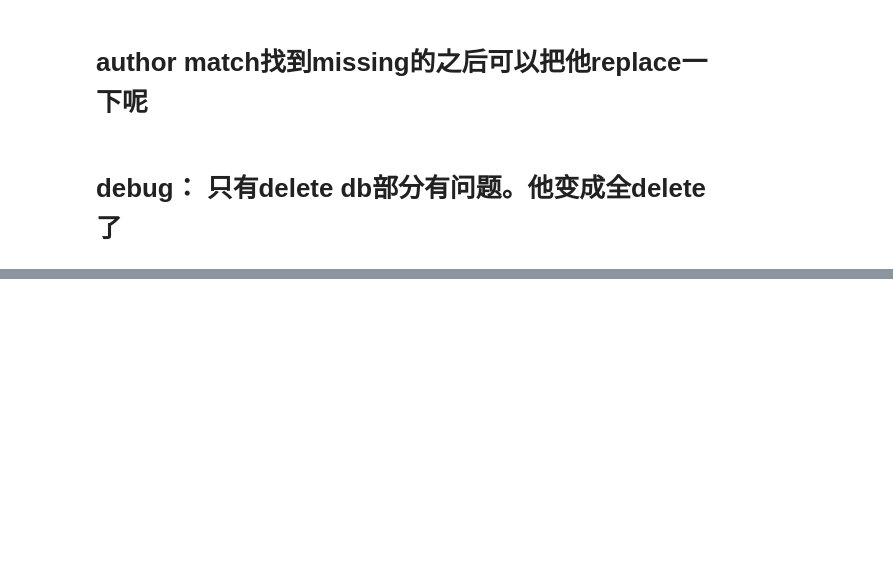
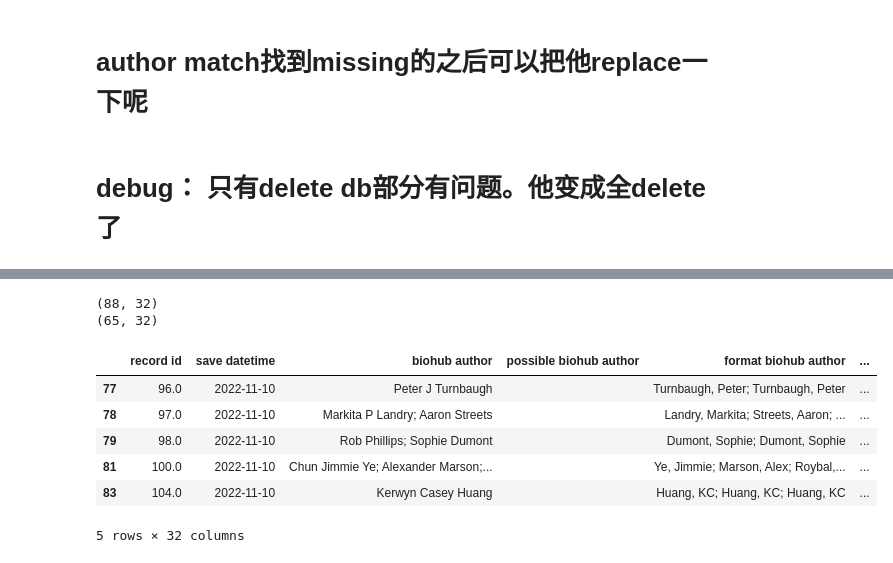
Before and after one commit to hydai99/Pub-Collection-Web, a Jupyter notebook: only for test2.ipynb, the cells around one changed output, grey strips where cells are left out. Cells and saved outputs as stored; diff of their text form; code cells hidden in the pictures; blank space fills up the shorter version.

```diff
--- a/only for test2.ipynb
+++ b/only for test2.ipynb
@@ -1458,0 +1444,5 @@ filter_author=author['MatchName'].str.replace(',','').to_list()
+# %%
+df.fillna('', inplace=True)
+p3[p3['Qualifying articles as corresponding author with preprints'].notna()]
+#
+#df.loc[ (df['corresponding author']!='') & ( df['possible match result']!='' ),:]
@@ -1458,0 +1474,11 @@ filter_author=author['MatchName'].str.replace(',','').to_list()
+# %%
+for ind,i in enumerate(df['corresponding author']):
+        if i == '':
+            continue
+        i_list=i.split(';')
+        res=[]
+        for j in i_list:
+            old_name,new_name,prob=af.authormatch(j)
+            res.append(new_name)
+        df.loc[ind,'corresponding author'] = '; '.join(m for m in res)
+    df.fillna('', inplace=True)
@@ -1458,0 +1489,62 @@ filter_author=author['MatchName'].str.replace(',','').to_list()
+# %%
+import importlib
+import all_function as af #import the module here, so that it can be reloaded.
+importlib.reload(af)
+
+biohub_staff_author=author[author['Campus (simple)'] == 'Biohub']['MatchName'].str.replace(',','').to_list()
+
+# 2. Choose publication & prerpint within specific time period
+df = pd.read_csv('database/basedb.csv', encoding='utf-8-sig')
+
+df['epost date'] = pd.to_datetime(df['epost date'])
+condition = (df['epost date'] >= start) & (df['epost date'] <= end)
+df=df.loc[condition]
+df=df.fillna('').reset_index(drop=True)
+
+# format 'corresponding author' column and replace original
+for ind,i in enumerate(df['corresponding author']):
+    if i == '':
+        continue
+    i_list=i.split(';')
+    res=[]
+    for j in i_list:
+        old_name,new_name,prob=af.authormatch(j)
+        res.append(new_name)
+    df.loc[ind,'corresponding author'] = '; '.join(m for m in res)
+df.fillna('', inplace=True)
+#print(df['corresponding author'])
+
+#df['b_au']=df[['biohub author','possible biohub author','format biohub author']].agg('; '.join, axis=1)#.str.replace('; ; ; ','; ').str.replace('; ; ','; ').str.strip('; ')
+#df['b_au']=df[['possible biohub author','possible biohub author','format biohub author']].agg('; '.join, axis=1)
+df['b_au']=df['format biohub author']
+
+print(df.shape)
+#display(df.tail(5))
+
+ind_list=[]
+biohub_staff_ind=[]
+for ind,i in enumerate(df['b_au']):
+    i='; '.join(set([j.strip() for j in i.split(';') if j]))
+    #print(ind,i)
+    df.loc[ind,'b_au']=i
+    for j in i.split(';'):
+        if j.strip(' ').replace(', ',' ') in fauthor_list:  # only return people who is in filter list
+            # Problem: if there are some author not in 'biohub author.xlsx', it will not show their publication
+            ind_list.append(ind)
+        if j.strip(' ').replace(', ',' ') in biohub_staff_author:
+            biohub_staff_ind.append(ind)
+
+df=df.iloc[list(set(ind_list)),:]
+
+print(df.shape)
+display(df.tail(5))
+# %% [output]
+(88, 32)
+(65, 32)
+|  | record id | save datetime | biohub author | possible biohub author | format biohub author | ... |
+| 77 | 96.0 | 2022-11-10 | Peter J Turnbaugh |  | Turnbaugh, Peter; Turnbaugh, Peter | ... |
+| 78 | 97.0 | 2022-11-10 | Markita P Landry; Aaron Streets |  | Landry, Markita; Streets, Aaron; ... | ... |
+| 79 | 98.0 | 2022-11-10 | Rob Phillips; Sophie Dumont |  | Dumont, Sophie; Dumont, Sophie | ... |
+| 81 | 100.0 | 2022-11-10 | Chun Jimmie Ye; Alexander Marson;... |  | Ye, Jimmie; Marson, Alex; Roybal,... | ... |
+| 83 | 104.0 | 2022-11-10 | Kerwyn Casey Huang |  | Huang, KC; Huang, KC; Huang, KC | ... |
+5 rows × 32 columns
```
Also changed, not shown: parts of 58 cells of this notebook, 5 other files.
